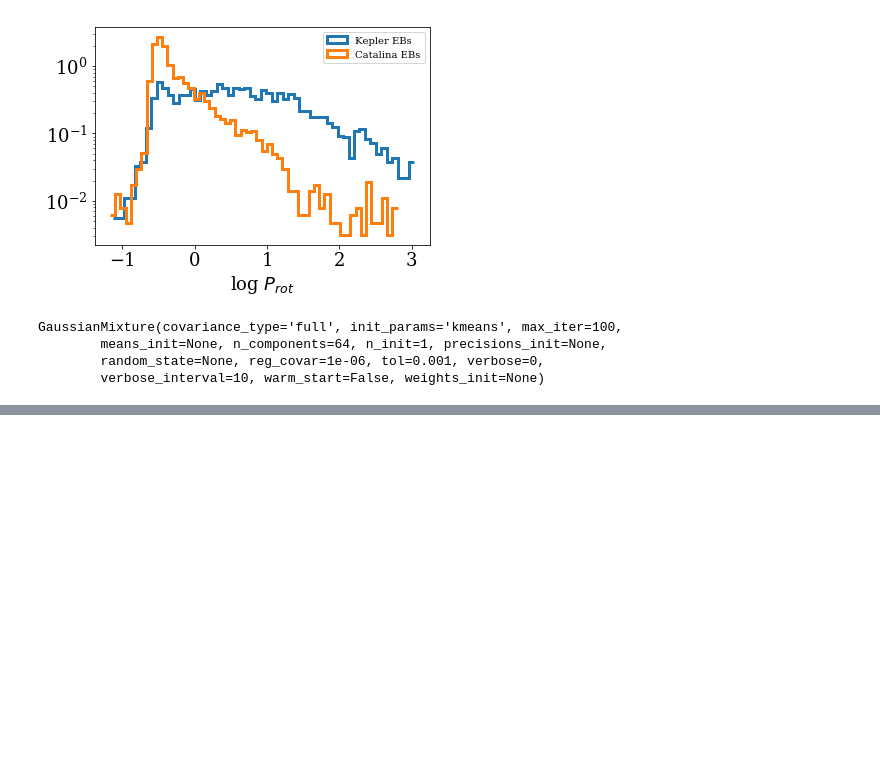
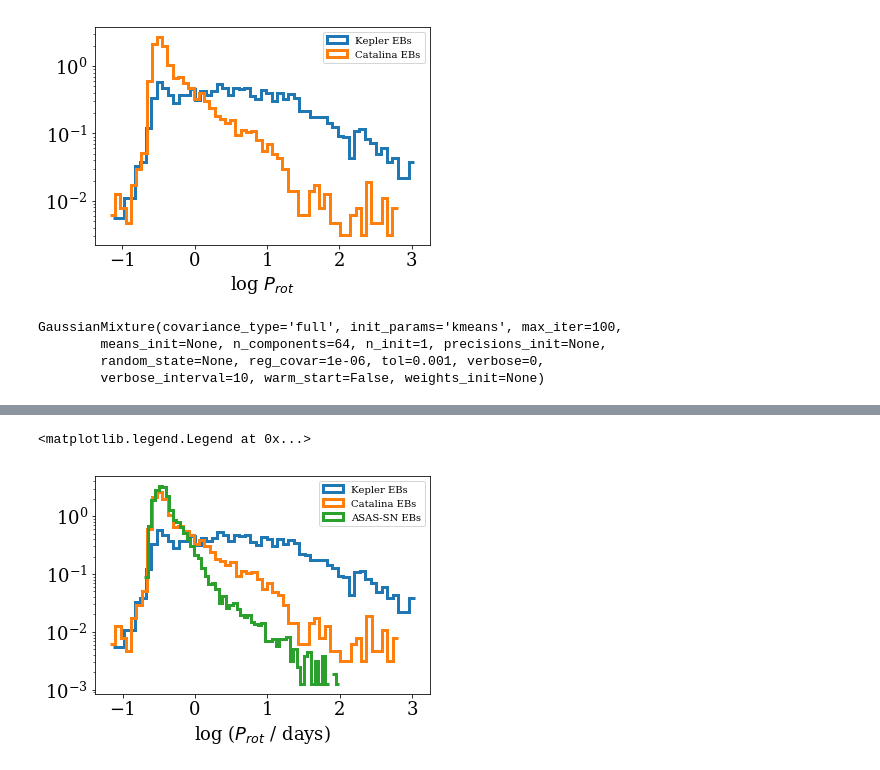
Before and after one commit to jradavenport/EBHRD, a Jupyter notebook: notebooks/explore.ipynb, the cells around one changed output, grey strips where cells are left out. Cells and saved outputs as stored; diff of their text form; code cells hidden in the pictures; blank space fills up the shorter version.

```diff
--- a/notebooks/explore.ipynb
+++ b/notebooks/explore.ipynb
@@ -284,0 +479,10 @@ plt.ylim(15,-5)
+# %%
+_ = plt.hist(np.log10(df['Per'][ok]), normed=True, histtype='step', lw=3, bins=55, label='Kepler EBs')
+_ = plt.hist(np.log10(df2['Per'][ok2]), normed=True, histtype='step', lw=3, bins=55, label='Catalina EBs')
+_ = plt.hist(np.log10(asas['Period'][okA[AokA]].astype('float')), normed=True, histtype='step', lw=3, bins=55, label='ASAS-SN EBs')
+plt.xlabel('log ($P_{rot}$ / days)')
+plt.yscale('log')
+plt.legend(fontsize=10)
+# %% [output]
+<matplotlib.legend.Legend at 0x...>
+[figure, added]
```
Also changed, not shown: parts of 30 cells of this notebook.
